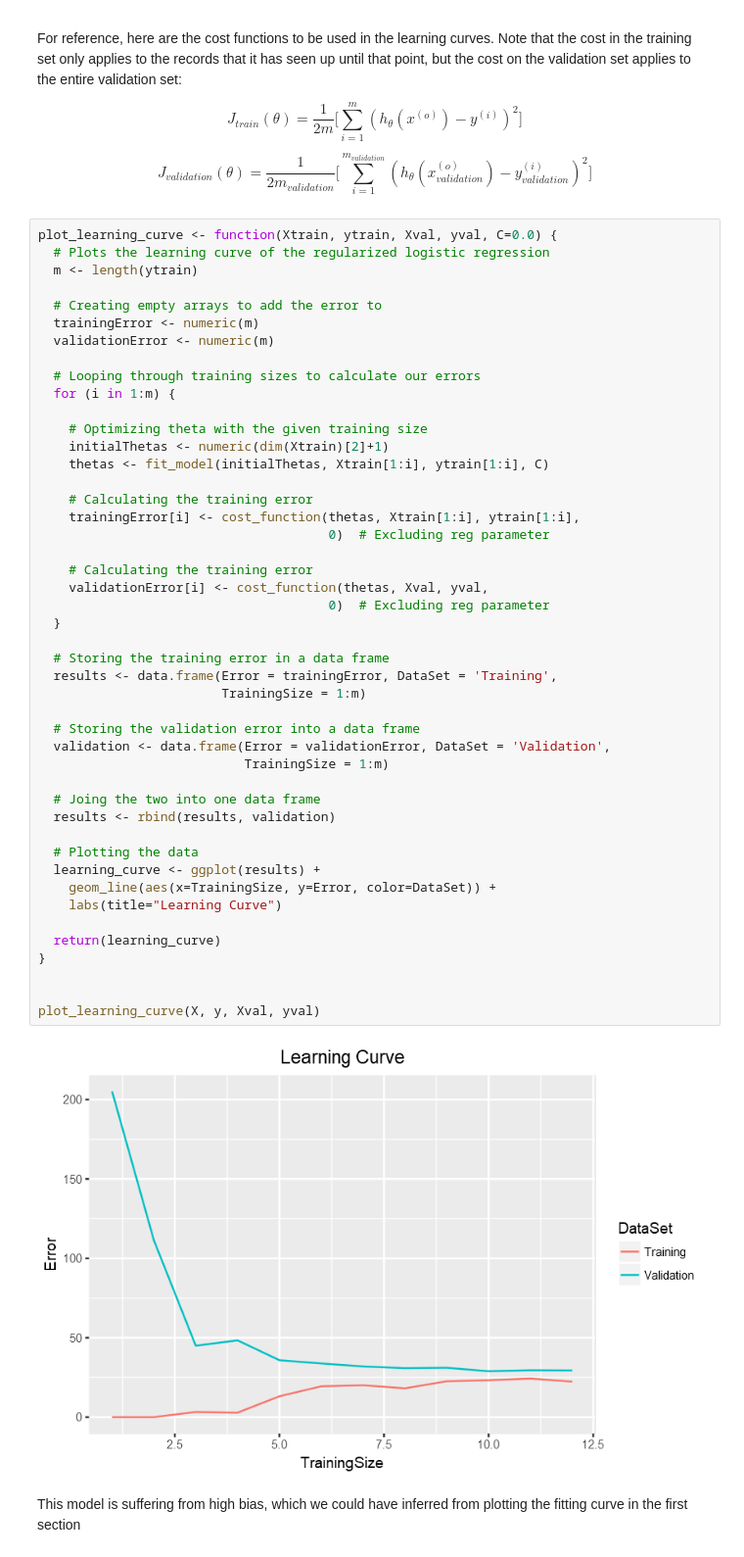
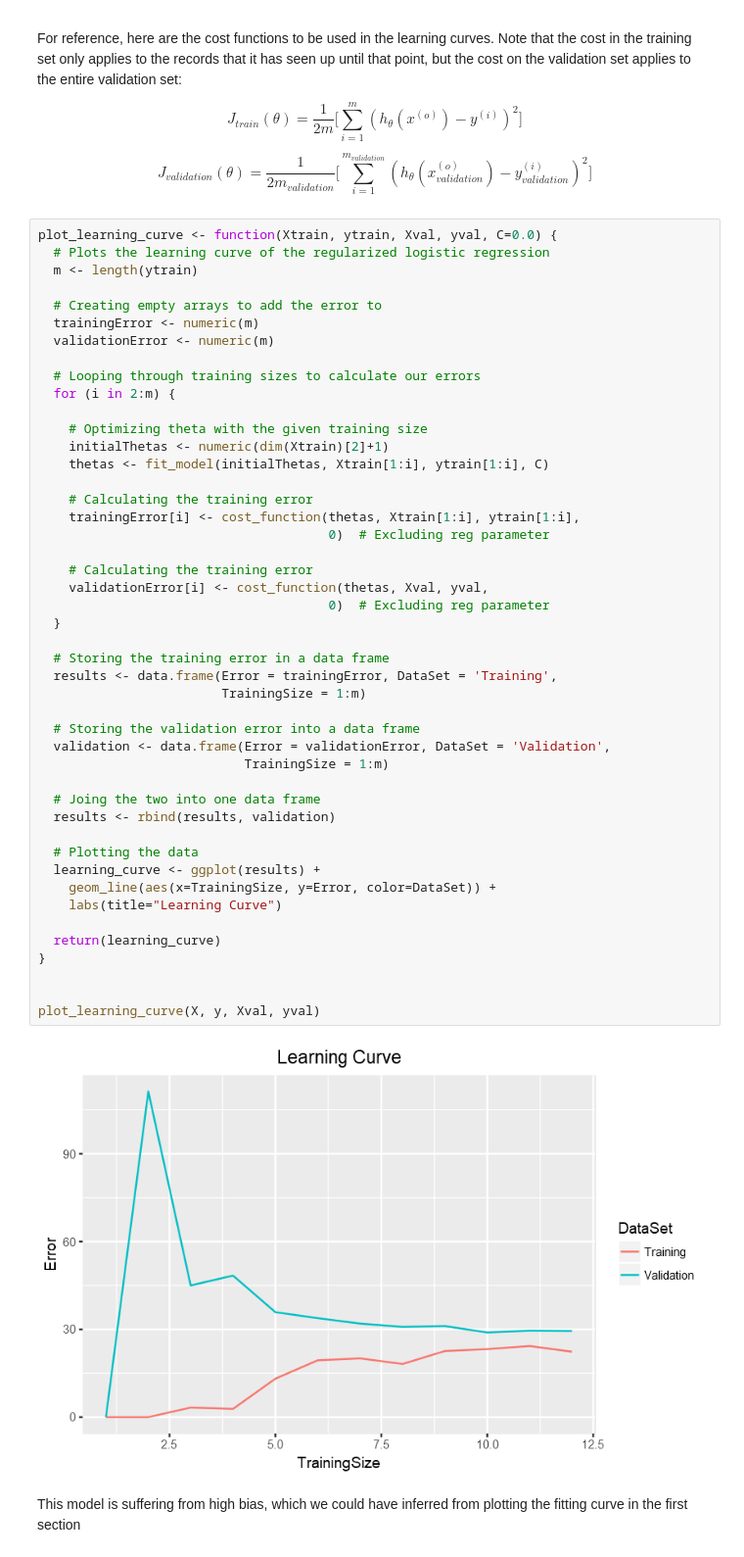
Before and after one commit to JeffMacaluso/Misc, a Jupyter notebook: MachineLearningMOOC/Ex5 R - Regularized Linear Regression and Bias vs. Variance.ipynb, the cells around one changed output. Shown at 98% size. Drawn from its saved outputs; the diff is of its cells as text.

```diff
--- a/MachineLearningMOOC/Ex5 R - Regularized Linear Regression and Bias vs. Variance.ipynb
+++ b/MachineLearningMOOC/Ex5 R - Regularized Linear Regression and Bias vs. Variance.ipynb
@@ -201,7 +201,7 @@ plot_learning_curve <- function(Xtrain, ytrain, Xval, yval, C=0.0) {
   validationError <- numeric(m)
 
   # Looping through training sizes to calculate our errors
-  for (i in 1:m) {
+  for (i in 2:m) {
 
     # Optimizing theta with the given training size
     initialThetas <- numeric(dim(Xtrain)[2]+1)
@@ -211,34 +211,34 @@ plot_learning_curve <- function(Xtrain, ytrain, Xval, yval, C=0.0) {
     trainingError[i] <- cost_function(thetas, Xtrain[1:i], ytrain[1:i],
                                       0)  # Excluding reg parameter
 
     # Calculating the training error
     validationError[i] <- cost_function(thetas, Xval, yval,
                                       0)  # Excluding reg parameter
   }
 
   # Storing the training error in a data frame
   results <- data.frame(Error = trainingError, DataSet = 'Training',
                         TrainingSize = 1:m)
 
   # Storing the validation error into a data frame
   validation <- data.frame(Error = validationError, DataSet = 'Validation',
                            TrainingSize = 1:m)
 
   # Joing the two into one data frame
   results <- rbind(results, validation)
 
   # Plotting the data
   learning_curve <- ggplot(results) +
     geom_line(aes(x=TrainingSize, y=Error, color=DataSet)) +
     labs(title="Learning Curve")
 
   return(learning_curve)
 }
 
 
 plot_learning_curve(X, y, Xval, yval)
 # %% [output]
-[figure, old version]
+[figure, new version]
 # %% [markdown]
 This model is suffering from high bias, which we could have inferred from plotting the fitting curve in the first section
 # %% [markdown]
```
Also changed, not shown: parts of 4 cells of this notebook.
